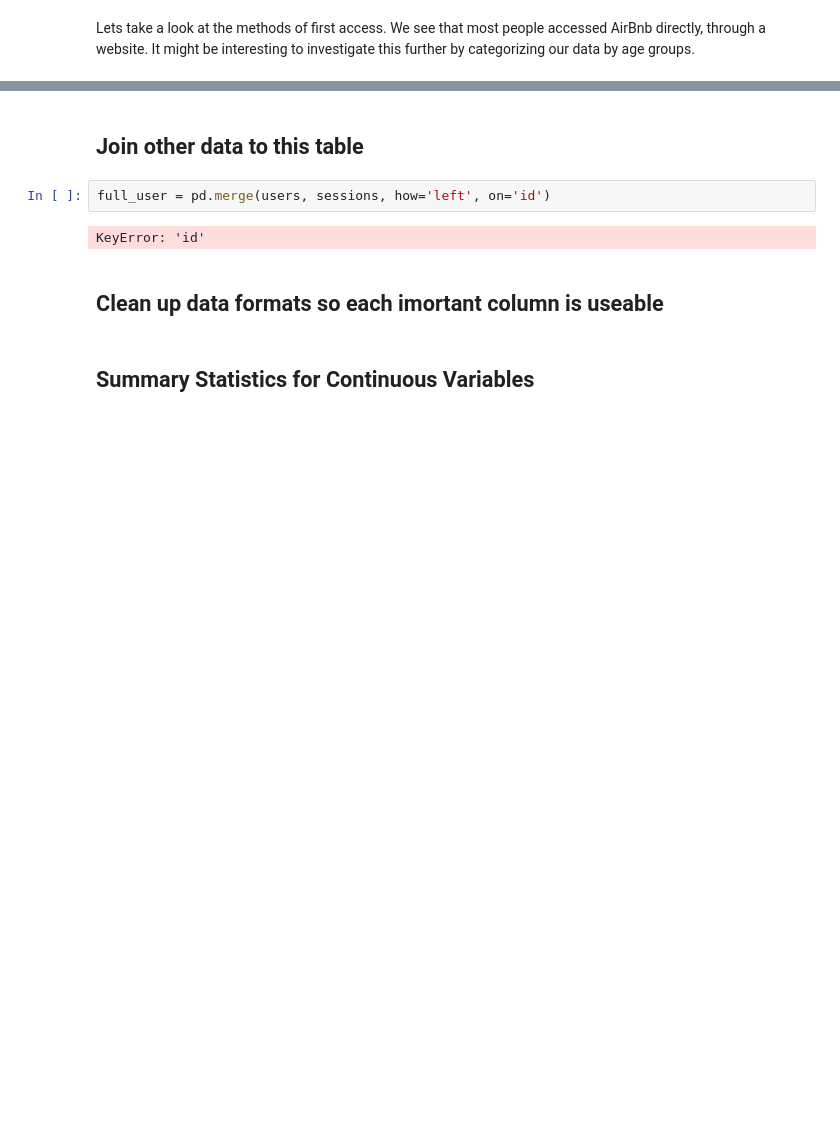
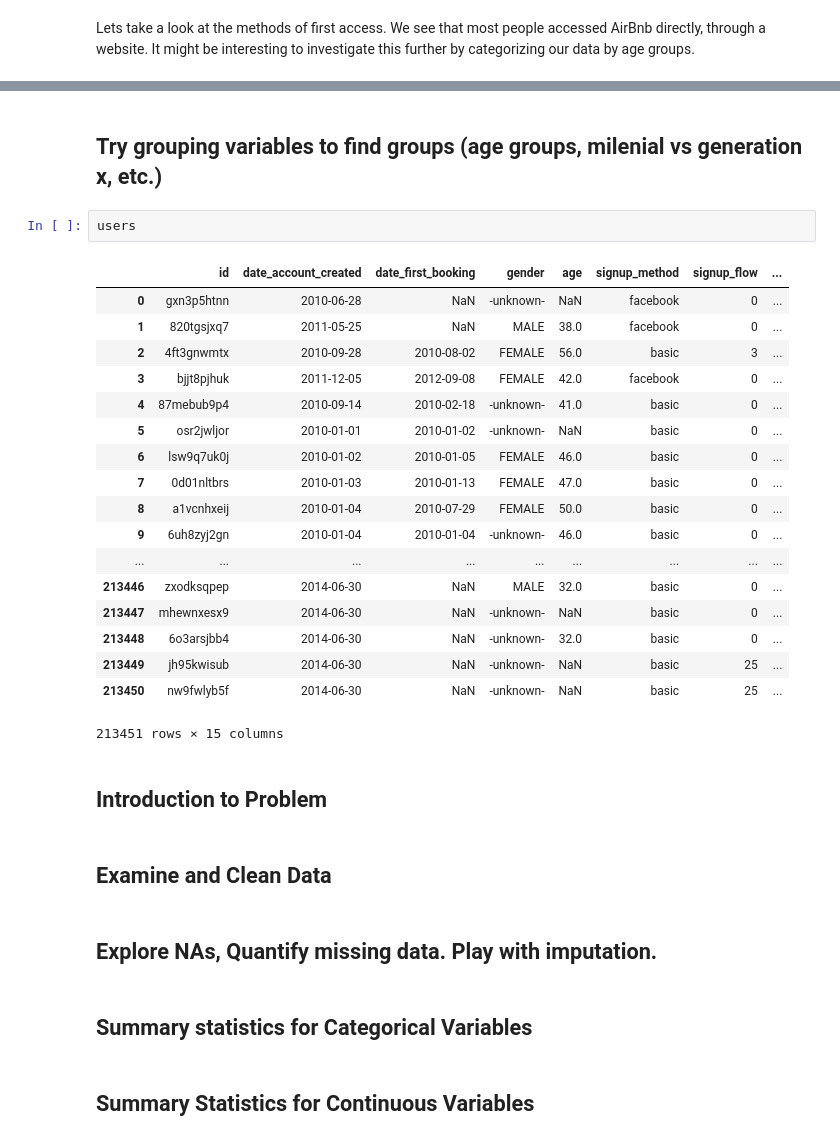
Before and after one commit to amungale/Hotel-Booking, a Jupyter notebook: AirBnB Analysis.ipynb, the cells around one changed output, grey strips where cells are left out. Saved outputs shown, nothing was run; the diff lists cells and outputs as text; blank space fills up the shorter version.

```diff
--- a/AirBnB Analysis.ipynb
+++ b/AirBnB Analysis.ipynb
@@ -296,10 +319,33 @@ users['affiliate_channel'].value_counts().plot(kind='bar')
-# %% [markdown]
-## Join other data to this table
-# %%
-full_user = pd.merge(users, sessions, how='left', on='id')
-# %% [output]
-KeyError: 'id'
-# %% [markdown]
-## Clean up data formats so each imortant column is useable
+# %% [markdown]
+## Try grouping variables to find groups (age groups, milenial vs generation x, etc.)
+# %%
+users
+# %% [output]
+|  | id | date_account_created | date_first_booking | gender | age | signup_method | signup_flow | ... |
+| 0 | gxn3p5htnn | 2010-06-28 | NaN | -unknown- | NaN | facebook | 0 | ... |
+| 1 | 820tgsjxq7 | 2011-05-25 | NaN | MALE | 38.0 | facebook | 0 | ... |
+| 2 | 4ft3gnwmtx | 2010-09-28 | 2010-08-02 | FEMALE | 56.0 | basic | 3 | ... |
+| 3 | bjjt8pjhuk | 2011-12-05 | 2012-09-08 | FEMALE | 42.0 | facebook | 0 | ... |
+| 4 | 87mebub9p4 | 2010-09-14 | 2010-02-18 | -unknown- | 41.0 | basic | 0 | ... |
+| 5 | osr2jwljor | 2010-01-01 | 2010-01-02 | -unknown- | NaN | basic | 0 | ... |
+| 6 | lsw9q7uk0j | 2010-01-02 | 2010-01-05 | FEMALE | 46.0 | basic | 0 | ... |
+| 7 | 0d01nltbrs | 2010-01-03 | 2010-01-13 | FEMALE | 47.0 | basic | 0 | ... |
+| 8 | a1vcnhxeij | 2010-01-04 | 2010-07-29 | FEMALE | 50.0 | basic | 0 | ... |
+| 9 | 6uh8zyj2gn | 2010-01-04 | 2010-01-04 | -unknown- | 46.0 | basic | 0 | ... |
+| ... | ... | ... | ... | ... | ... | ... | ... | ... |
+| 213446 | zxodksqpep | 2014-06-30 | NaN | MALE | 32.0 | basic | 0 | ... |
+| 213447 | mhewnxesx9 | 2014-06-30 | NaN | -unknown- | NaN | basic | 0 | ... |
+| 213448 | 6o3arsjbb4 | 2014-06-30 | NaN | -unknown- | 32.0 | basic | 0 | ... |
+| 213449 | jh95kwisub | 2014-06-30 | NaN | -unknown- | NaN | basic | 25 | ... |
+| 213450 | nw9fwlyb5f | 2014-06-30 | NaN | -unknown- | NaN | basic | 25 | ... |
+213451 rows × 15 columns
+# %% [markdown]
+## Introduction to Problem
+# %% [markdown]
+## Examine and Clean Data
+# %% [markdown]
+## Explore NAs, Quantify missing data. Play with imputation.
+# %% [markdown]
+## Summary statistics for Categorical Variables
 # %% [markdown]
 ## Summary Statistics for Continuous Variables
```
Also changed, not shown: parts of 21 cells of this notebook.
